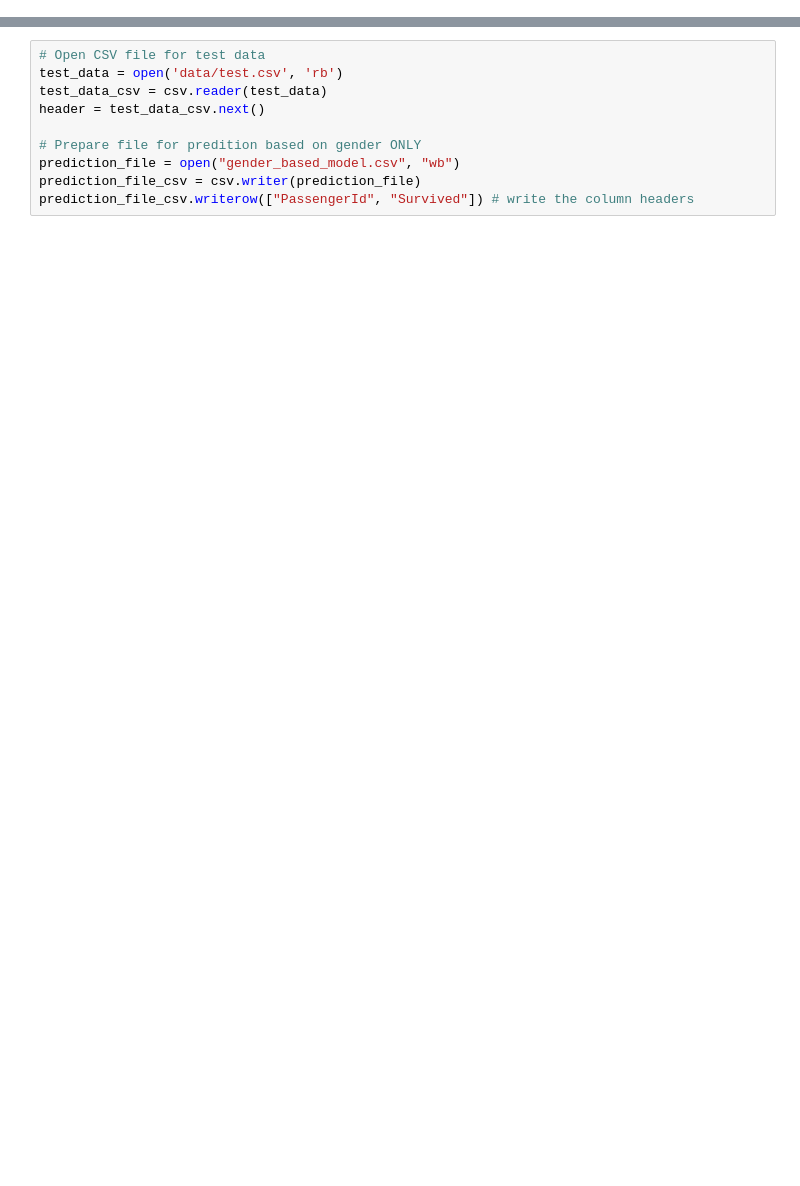
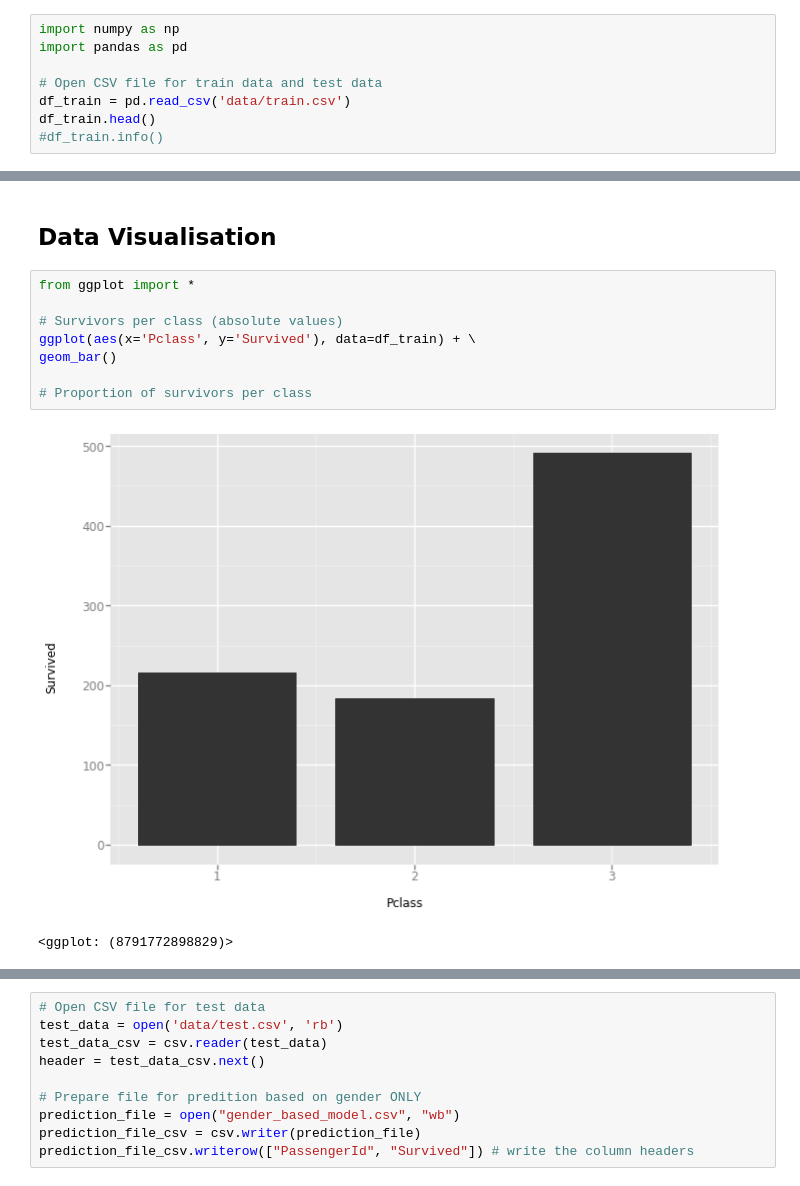
Before and after one commit to saldeal/Kaggle, a Jupyter notebook: titanic/Kaggle-Titanic.ipynb, the cells around one changed output, grey strips where cells are left out. Drawn from its saved outputs; the diff is of its cells as text; blank space fills up the shorter version.

Commit message:
Started feature engineering and data visualisation

```diff
--- a/titanic/Kaggle-Titanic.ipynb
+++ b/titanic/Kaggle-Titanic.ipynb
@@ -44,0 +4,8 @@ men_only_mask = train_data[0::,4] == 'male'
+# %%
+import numpy as np
+import pandas as pd
+
+# Open CSV file for train data and test data
+df_train = pd.read_csv('data/train.csv')
+df_train.head()
+#df_train.info()
@@ -63,2 +73,15 @@ Men on board = 577
 Survival ratio for women in training data = 74.2%
 Survival ratio for men in training data = 18.89%
+# %% [markdown]
+## Data Visualisation
+# %%
+from ggplot import *
+
+# Survivors per class (absolute values)
+ggplot(aes(x='Pclass', y='Survived'), data=df_train) + \
+geom_bar()
+
+# Proportion of survivors per class
+# %% [output]
+[figure, added]
+<ggplot: (8791772898829)>
```
Also changed, not shown: parts of 27 cells of this notebook, 1 other file.
